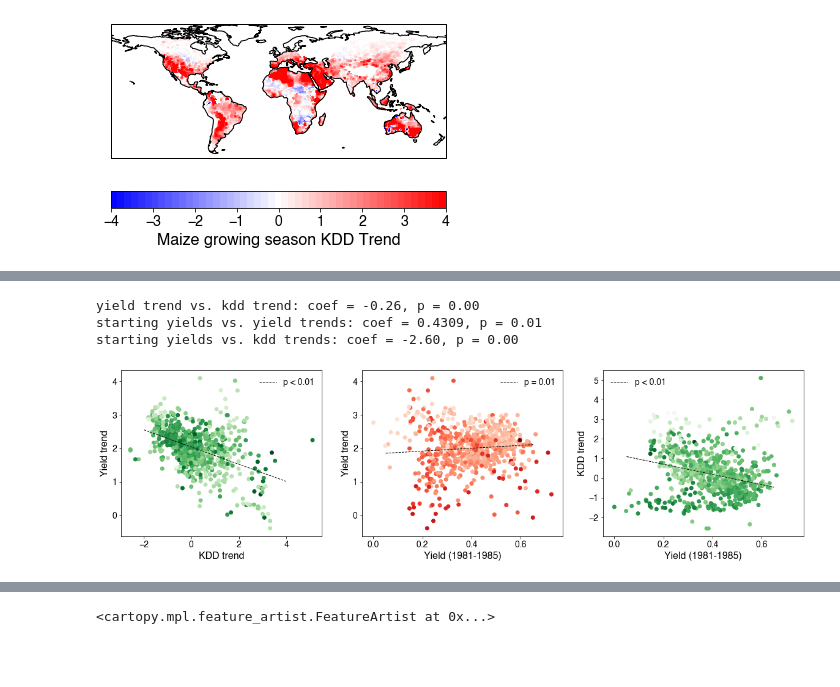
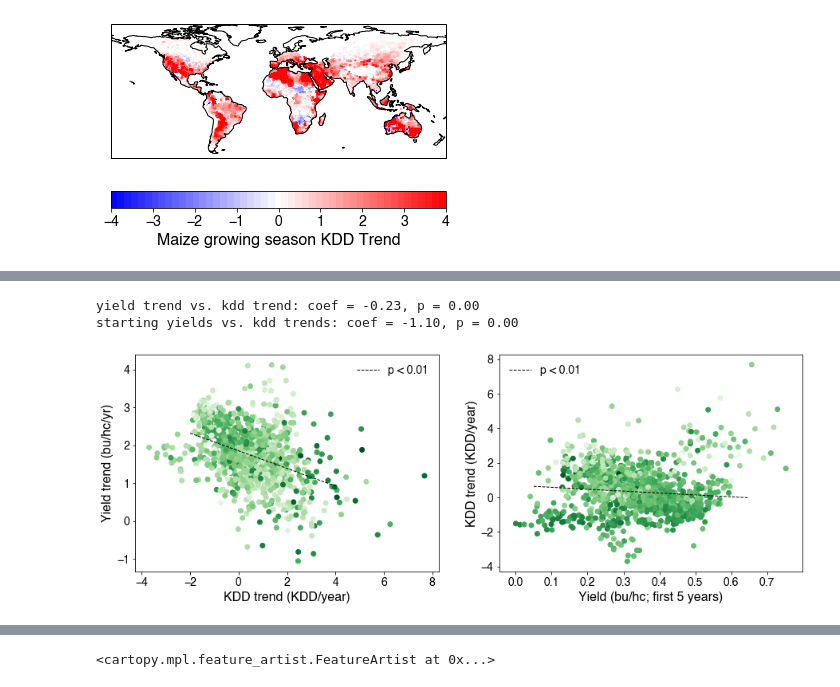
Before and after one commit to ecoffel/grad-research, a Jupyter notebook: 2020-ag-land-climate/ag_calc_gdd_kdd.ipynb, the cells around one changed output, grey strips where cells are left out. Saved outputs shown, nothing was run; the diff lists cells and outputs as text; code cells hidden in the pictures; blank space fills up the shorter version.

```diff
--- a/2020-ag-land-climate/ag_calc_gdd_kdd.ipynb
+++ b/2020-ag-land-climate/ag_calc_gdd_kdd.ipynb
@@ -80,7 +85,8 @@ else:
     seasonalPrecip = np.zeros([len(lat), len(lon), len(range(yearRange[0], yearRange[1]+1))])
 
     for xlat in range(len(lat)):
-        if xlat % 25 == 0: print(xlat)
+        if xlat % 25 == 0:
+            print('%.0f %%'%(xlat/len(lat)*100))
         for ylon in range(len(lon)):
 
             if ~np.isnan(sacksMaizeStart[xlat,ylon]) and ~np.isnan(sacksMaizeEnd[xlat,ylon]):
@@ -443,9 +526,11 @@ else:
+# %%
+usCounties = usCounties.drop(columns=['CWA', 'TIME_ZONE', 'FE_AREA'])
 # %%
-usCounties = usCounties.drop(columns=['CWA', 'FIPS', 'TIME_ZONE', 'FE_AREA'])
-
 # drop all counties with any nans
-yieldNans = list(map(np.isnan, usCounties['maizeYield']))
-gddNans = list(map(np.isnan, usCounties['gdd']))
-kddNans = list(map(np.isnan, usCounties['kdd']))
-inds = np.where(np.array([len(np.where((yieldNans[i]==False) & (gddNans[i]==False) & (kddNans[i]==False))[0]) for i in range(len(yieldNans))]) < 38)[0]
-usCounties = usCounties.drop(index=inds)
+yieldNans = np.array(list(map(np.isnan, usCounties['maizeYield'])))
+yieldTrendNans = np.array(list(map(np.isnan, usCounties['maizeYieldTrend'])))
+gddNans = np.array(list(map(np.isnan, usCounties['gdd'])))
+kddNans = np.array(list(map(np.isnan, usCounties['kdd'])))
+inds1 = np.where( (np.array([len(np.where((yieldNans[i]==False) & ((gddNans[i]==True) | (kddNans[i]==True)))[0]) for i in range(len(yieldNans))]) > 0))[0]
+inds2 = np.where((yieldTrendNans == True))[0]
+inds = np.union1d(inds1, inds2)
@@ -504,54 +594,58 @@ gddValsAgg = np.array(list(itertools.chain.from_iterable([x for x in np.array(li
 kddValsAgg = np.array(list(itertools.chain.from_iterable([x for x in np.array(list(countyList['kdd']))])))
 yieldValsAgg = np.array(list(itertools.chain.from_iterable([x for x in np.array(list(countyList['maizeYield']))])))
 
-startingYields = np.array(list(countyList['maizeYield']))
-startingYields = np.nanmean(startingYields[:, 0:5], axis=1)
+startingYields = []
+for startingYield in np.array(list(countyList['maizeYield'])):
+    ind1 = np.where(~np.isnan(startingYield))[0][0]
+    ind2 = ind1+5
+    if ind2 > len(startingYield): ind2 = len(startingYield)
+    startingYields.append(np.nanmean(startingYield[ind1:ind2]))
+
 startingYieldsNorm = (startingYields-np.nanmin(startingYields)) / np.nanmax(startingYields)
 
-f, (ax1, ax2, ax3) = plt.subplots(figsize=(20, 5), nrows=1, ncols=3, squeeze=True)
+f, (ax1, ax3) = plt.subplots(figsize=(15, 5), nrows=1, ncols=2, squeeze=True)
 
 X = sm.add_constant(kddTrendAgg)
 mdl1 = sm.RLM(yieldTrendAgg, X).fit()
 
 ax1.scatter(kddTrendAgg, yieldTrendAgg, c=startingYieldsNorm, cmap='Greens')
 ax1.plot([-2, 4], mdl1.params[0]+[-2*mdl1.params[1], 4*mdl1.params[1]], '--k', lw=1, label = 'p < 0.01')
-ax1.set_xlabel('KDD trend')
-ax1.set_ylabel('Yield trend')
+ax1.set_xlabel('KDD trend (KDD/year)')
+ax1.set_ylabel('Yield trend (bu/hc/yr)')
 l1 = ax1.legend(prop = {'size':14, 'family':'Helvetica'})
 l1.get_frame().set_linewidth(0)
 
 
 # ax2.scatter(kddValsAgg, yieldValsAgg)
 # ax2.set_xlabel('KDD anomaly')
 # ax2.set_ylabel('Yield anomaly')
 
-X = sm.add_constant(startingYieldsNorm)
-mdl2 = sm.RLM(yieldTrendAgg, X).fit()
+# X = sm.add_constant(startingYieldsNorm)
+# mdl2 = sm.RLM(yieldTrendAgg, X).fit()
 
-ax2.scatter(startingYieldsNorm, yieldTrendAgg, c=kddTrendAggNorm, cmap='Reds')
-ax2.plot([0.05, 0.65], mdl2.params[0]+[0.05*mdl2.params[1], 0.65*mdl2.params[1]], '--k', lw=1, label = 'p = 0.01')
-ax2.set_xlabel('Yield (1981-1985)')
-ax2.set_ylabel('Yield trend')
-l2 = ax2.legend(prop = {'size':14, 'family':'Helvetica'})
-l2.get_frame().set_linewidth(0)
+# ax2.scatter(startingYieldsNorm, yieldTrendAgg, c=kddTrendAggNorm, cmap='Reds')
+# ax2.plot([0.05, 0.65], mdl2.params[0]+[0.05*mdl2.params[1], 0.65*mdl2.params[1]], '--k', lw=1, label = 'p = 0.01')
+# ax2.set_xlabel('Yield (1981-1985)')
+# ax2.set_ylabel('Yield trend')
+# l2 = ax2.legend(prop = {'size':14, 'family':'Helvetica'})
+# l2.get_frame().set_linewidth(0)
 
 
 X = sm.add_constant(startingYieldsNorm)
 mdl3 = sm.RLM(kddTrendAgg, X).fit()
 
 ax3.scatter(startingYieldsNorm, kddTrendAgg, c=yieldTrendAggNorm, cmap='Greens')
 ax3.plot([0.05, 0.65], mdl3.params[0]+[0.05*mdl3.params[1], 0.65*mdl3.params[1]], '--k', lw=1, label = 'p < 0.01')
-ax3.set_xlabel('Yield (1981-1985)')
-ax3.set_ylabel('KDD trend')
+ax3.set_xlabel('Yield (bu/hc; first 5 years)')
+ax3.set_ylabel('KDD trend (KDD/year)')
 l3 = ax3.legend(prop = {'size':14, 'family':'Helvetica'})
 l3.get_frame().set_linewidth(0)
 
 
 print('yield trend vs. kdd trend: coef = %.2f, p = %.2f'%(mdl1.params[1], mdl1.pvalues[1]))
-print('starting yields vs. yield trends: coef = %.4f, p = %.2f'%(mdl2.params[1], mdl2.pvalues[1]))
+# print('starting yields vs. yield trends: coef = %.4f, p = %.2f'%(mdl2.params[1], mdl2.pvalues[1]))
 print('starting yields vs. kdd trends: coef = %.2f, p = %.2f'%(mdl3.params[1], mdl3.pvalues[1]))
 # %% [output]
-yield trend vs. kdd trend: coef = -0.26, p = 0.00
-starting yields vs. yield trends: coef = 0.4309, p = 0.01
-starting yields vs. kdd trends: coef = -2.60, p = 0.00
+yield trend vs. kdd trend: coef = -0.23, p = 0.00
+starting yields vs. kdd trends: coef = -1.10, p = 0.00
-[figure, old version]
+[figure, new version]
```
Also changed, not shown: parts of 18 cells of this notebook, 6 other files.
